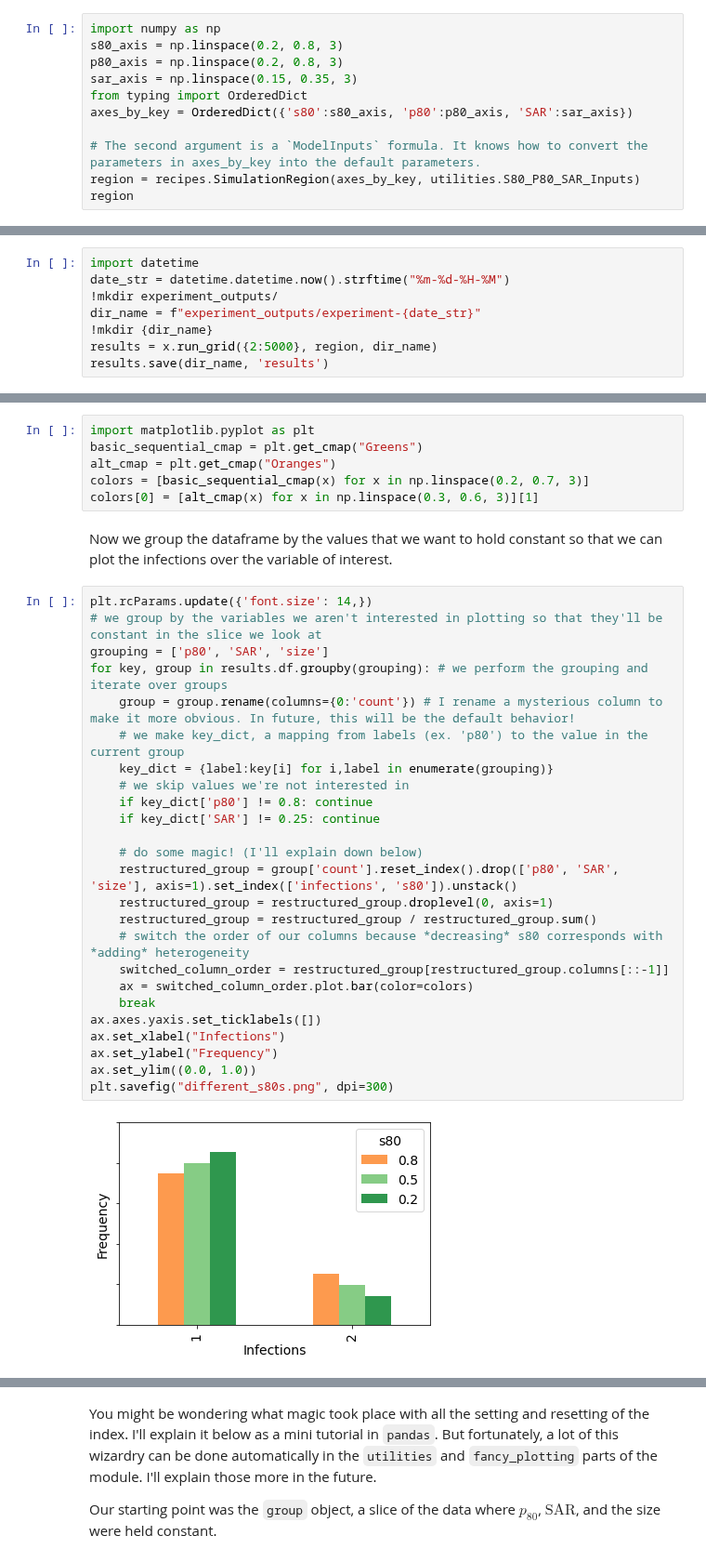
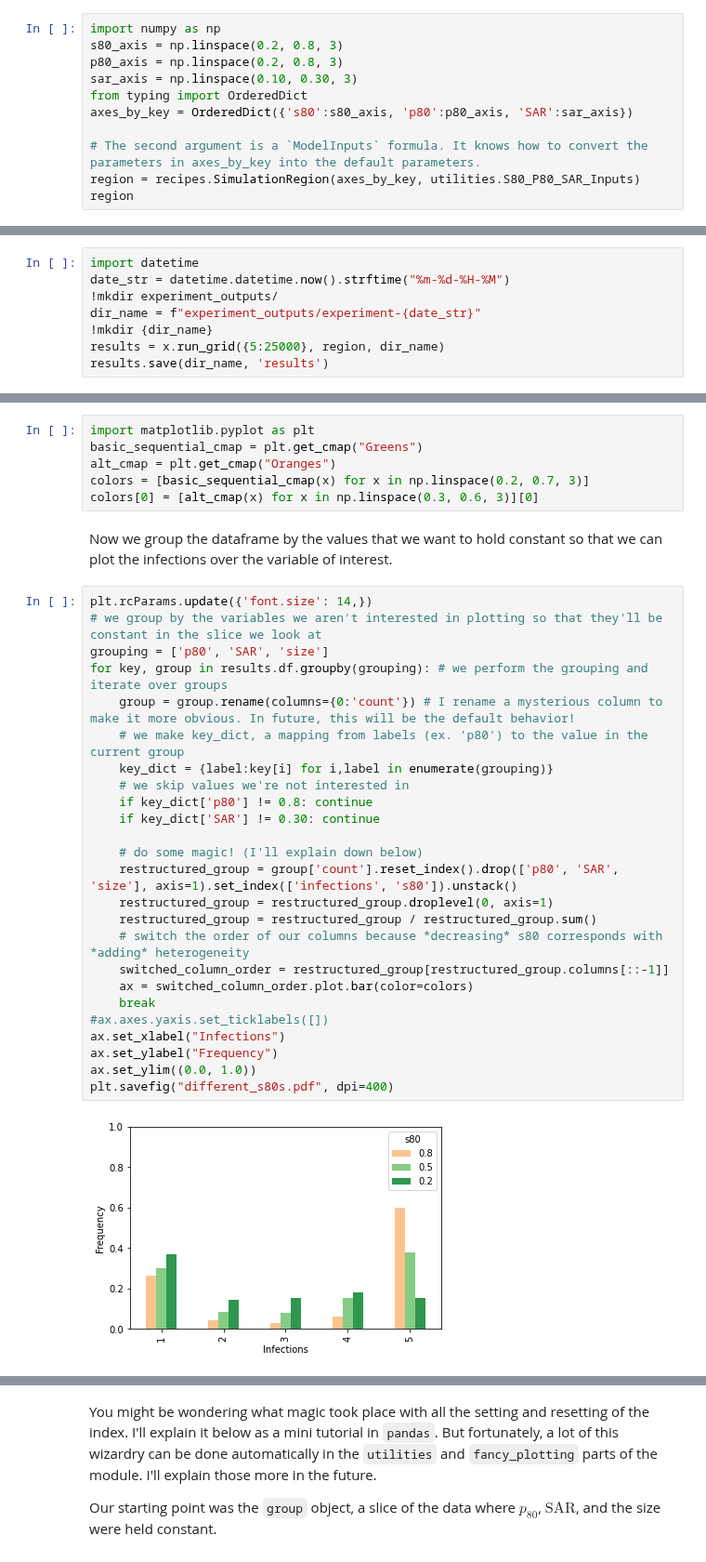
Before and after one commit to tanderson11/householdheterogeneity, a Jupyter notebook: notebooks/MinimalForwardSimulation.ipynb, the cells around one changed output, grey strips where cells are left out. Shown at 93% size. Drawn from its saved outputs; the diff is of its cells as text.

```diff
--- a/notebooks/MinimalForwardSimulation.ipynb
+++ b/notebooks/MinimalForwardSimulation.ipynb
@@ -140,7 +103,7 @@ We're using $s_{80}$, $p_{80}$, and $\text{SAR}$ as the parameters in this examp
 import numpy as np
 s80_axis = np.linspace(0.2, 0.8, 3)
 p80_axis = np.linspace(0.2, 0.8, 3)
-sar_axis = np.linspace(0.15, 0.35, 3)
+sar_axis = np.linspace(0.10, 0.30, 3)
 from typing import OrderedDict
 axes_by_key = OrderedDict({'s80':s80_axis, 'p80':p80_axis, 'SAR':sar_axis})
 
@@ -157,7 +120,7 @@ date_str = datetime.datetime.now().strftime("%m-%d-%H-%M")
 !mkdir experiment_outputs/
 dir_name = f"experiment_outputs/experiment-{date_str}"
 !mkdir {dir_name}
-results = x.run_grid({2:5000}, region, dir_name)
+results = x.run_grid({5:25000}, region, dir_name)
 results.save(dir_name, 'results')
 # %% [output]
 mkdir: experiment_outputs/: File exists
@@ -204,33 +146,33 @@ import matplotlib.pyplot as plt
 basic_sequential_cmap = plt.get_cmap("Greens")
 alt_cmap = plt.get_cmap("Oranges")
 colors = [basic_sequential_cmap(x) for x in np.linspace(0.2, 0.7, 3)]
-colors[0] = [alt_cmap(x) for x in np.linspace(0.3, 0.6, 3)][1]
+colors[0] = [alt_cmap(x) for x in np.linspace(0.3, 0.6, 3)][0]
 # %% [markdown]
 Now we group the dataframe by the values that we want to hold constant so that we can plot the infections over the variable of interest.
 # %%
 plt.rcParams.update({'font.size': 14,})
 # we group by the variables we aren't interested in plotting so that they'll be constant in the slice we look at
 grouping = ['p80', 'SAR', 'size']
 for key, group in results.df.groupby(grouping): # we perform the grouping and iterate over groups
     group = group.rename(columns={0:'count'}) # I rename a mysterious column to make it more obvious. In future, this will be the default behavior!
     # we make key_dict, a mapping from labels (ex. 'p80') to the value in the current group
     key_dict = {label:key[i] for i,label in enumerate(grouping)}
     # we skip values we're not interested in
     if key_dict['p80'] != 0.8: continue
-    if key_dict['SAR'] != 0.25: continue
+    if key_dict['SAR'] != 0.30: continue
 
     # do some magic! (I'll explain down below)
     restructured_group = group['count'].reset_index().drop(['p80', 'SAR', 'size'], axis=1).set_index(['infections', 's80']).unstack()
     restructured_group = restructured_group.droplevel(0, axis=1)
     restructured_group = restructured_group / restructured_group.sum()
     # switch the order of our columns because *decreasing* s80 corresponds with *adding* heterogeneity
     switched_column_order = restructured_group[restructured_group.columns[::-1]]
     ax = switched_column_order.plot.bar(color=colors)
     break
-ax.axes.yaxis.set_ticklabels([])
+#ax.axes.yaxis.set_ticklabels([])
 ax.set_xlabel("Infections")
 ax.set_ylabel("Frequency")
 ax.set_ylim((0.0, 1.0))
-plt.savefig("different_s80s.png", dpi=300)
+plt.savefig("different_s80s.pdf", dpi=400)
 # %% [output]
-[figure, old version]
+[figure, new version]
```
Also changed, not shown: parts of 21 cells of this notebook, 2 other files.
